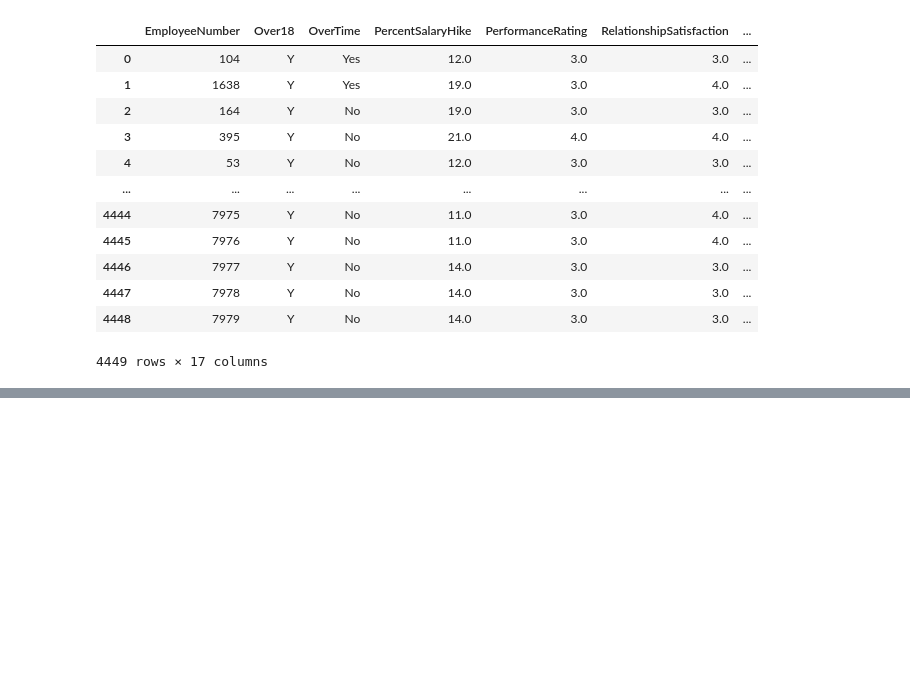
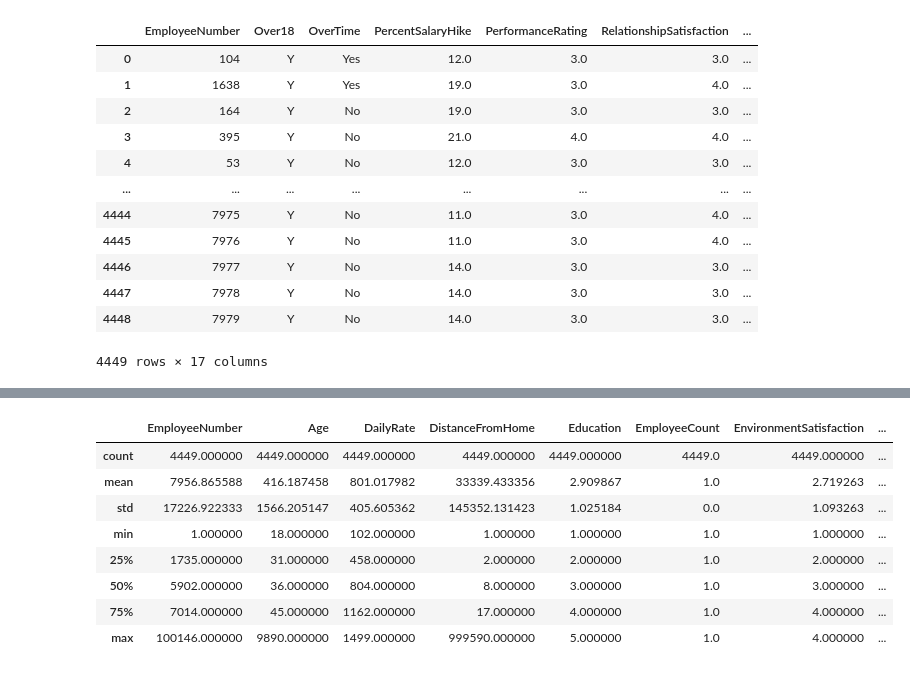
Before and after one commit to jumikao/Personal_Income_Analysis_ver2, a Jupyter notebook: ProjektKlasyfikacjaMARTA.ipynb, the cells around one changed output, grey strips where cells are left out. Saved outputs shown, nothing was run; the diff lists cells and outputs as text; code cells hidden in the pictures; blank space fills up the shorter version.

```diff
--- a/ProjektKlasyfikacjaMARTA.ipynb
+++ b/ProjektKlasyfikacjaMARTA.ipynb
@@ -80,0 +80,12 @@ plik_sample
+# %%
+plik_df1.describe()
+# %% [output]
+|  | EmployeeNumber | Age | DailyRate | DistanceFromHome | Education | EmployeeCount | EnvironmentSatisfaction | ... |
+| count | 4449.000000 | 4449.000000 | 4449.000000 | 4449.000000 | 4449.000000 | 4449.0 | 4449.000000 | ... |
+| mean | 7956.865588 | 416.187458 | 801.017982 | 33339.433356 | 2.909867 | 1.0 | 2.719263 | ... |
+| std | 17226.922333 | 1566.205147 | 405.605362 | 145352.131423 | 1.025184 | 0.0 | 1.093263 | ... |
+| min | 1.000000 | 18.000000 | 102.000000 | 1.000000 | 1.000000 | 1.0 | 1.000000 | ... |
+| 25% | 1735.000000 | 31.000000 | 458.000000 | 2.000000 | 2.000000 | 1.0 | 2.000000 | ... |
+| 50% | 5902.000000 | 36.000000 | 804.000000 | 8.000000 | 3.000000 | 1.0 | 3.000000 | ... |
+| 75% | 7014.000000 | 45.000000 | 1162.000000 | 17.000000 | 4.000000 | 1.0 | 4.000000 | ... |
+| max | 100146.000000 | 9890.000000 | 1499.000000 | 999590.000000 | 5.000000 | 1.0 | 4.000000 | ... |
```
Also changed, not shown: parts of 8 cells of this notebook.
